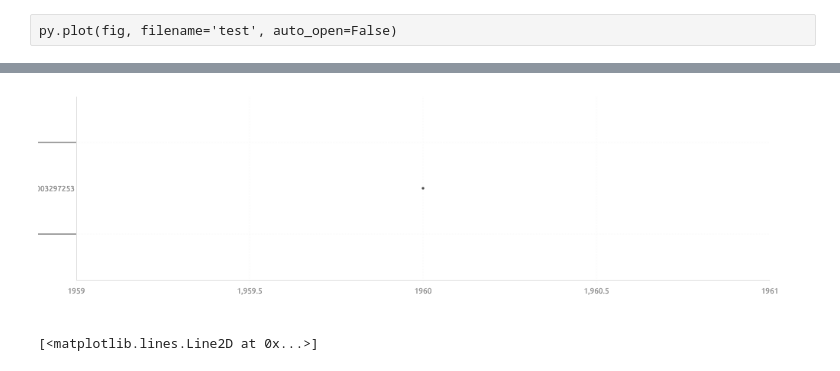
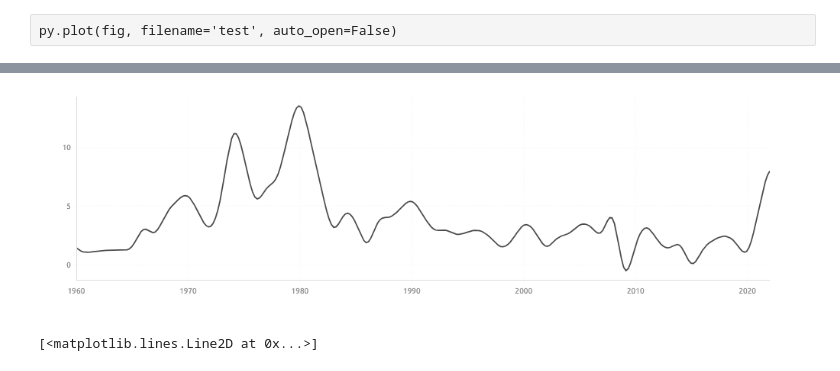
Before and after one commit to achasovsky/economy-rus-dash, a Jupyter notebook: 01-main.ipynb, the cells around one changed output, grey strips where cells are left out. Drawn from its saved outputs; the diff is of its cells as text; code cells hidden in the pictures.

```diff
--- a/01-main.ipynb
+++ b/01-main.ipynb
@@ -162,7 +162,7 @@ pio.templates['primetheme'] = go.layout.Template(
                 line={
                     'width': 1.75},
                 marker={
-                    'size': 3.5}
+                    'size': 3}
             )
         ]
     }
@@ -243,15 +256,32 @@ config = dict(
 # %%
 fig = pl_figure(figsize=(800, 300))
+
+# pl_plot(
+#     go.Scatter(
+#         x=smoothed(data[data['United States'].notna()]['United States']).index,
+#         y=smoothed(data[data['United States'].notna()]['United States']).values,
+#         ), fig)
+
+# fig.add_trace(
+#     go.Scatter(
+#         data=smoothed(data[data['United States'].notna()]['United States'])
+#     )
+# )
+
+# fig = px.scatter(
+#     x=smoothed(data[data['United States'].notna()]['United States']).index,
+#     y=smoothed(data[data['United States'].notna()]['United States']).values.ravel())
 
 pl_plot(
     go.Scatter(
         x=smoothed(data[data['United States'].notna()]['United States']).index,
-        y=smoothed(data[data['United States'].notna()]['United States']).values,
-        ), fig)
+        y=smoothed(data[data['United States'].notna()]['United States']).values.ravel()
+    ), fig
+)
 
-fig.show()
+fig.show(config=config)
 # %% [output]
-[figure, old version]
+[figure, new version]
 # %%
 plt.plot(
     smoothed(data[data['United States'].notna()]['United States'])
```
Also changed, not shown: parts of 1 cell of this notebook, 2 other files.
